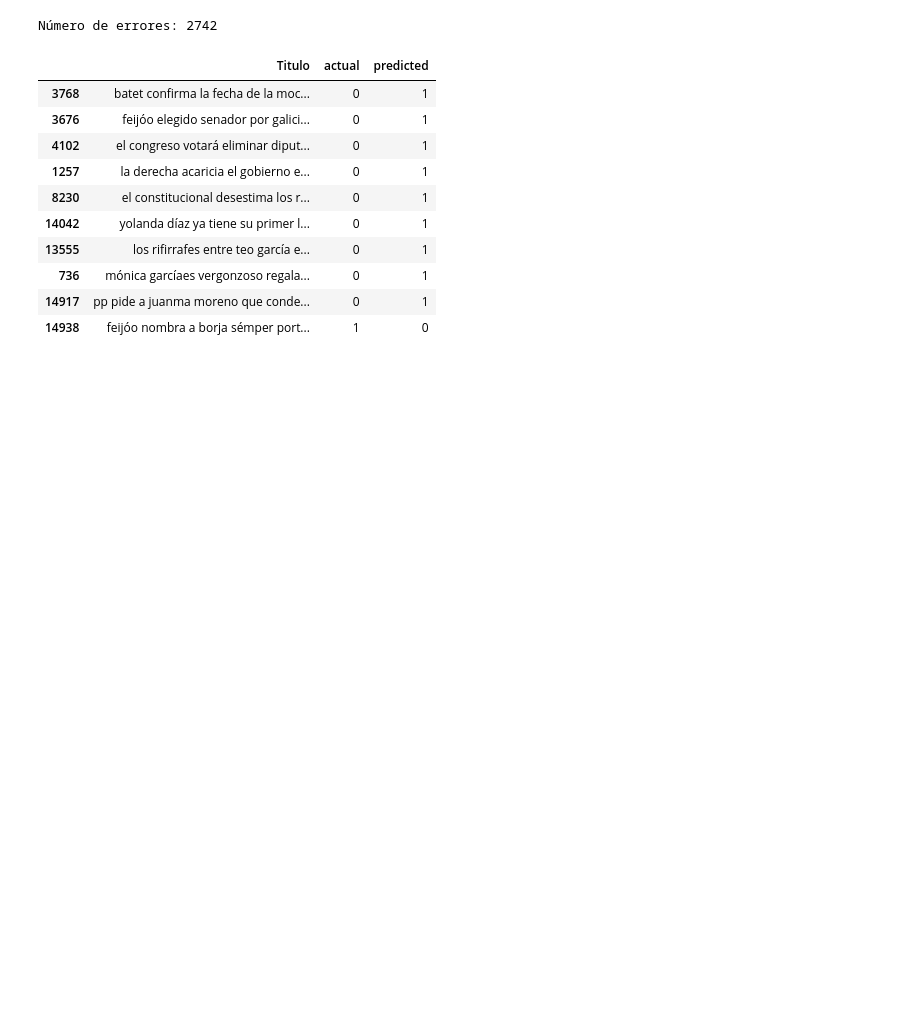
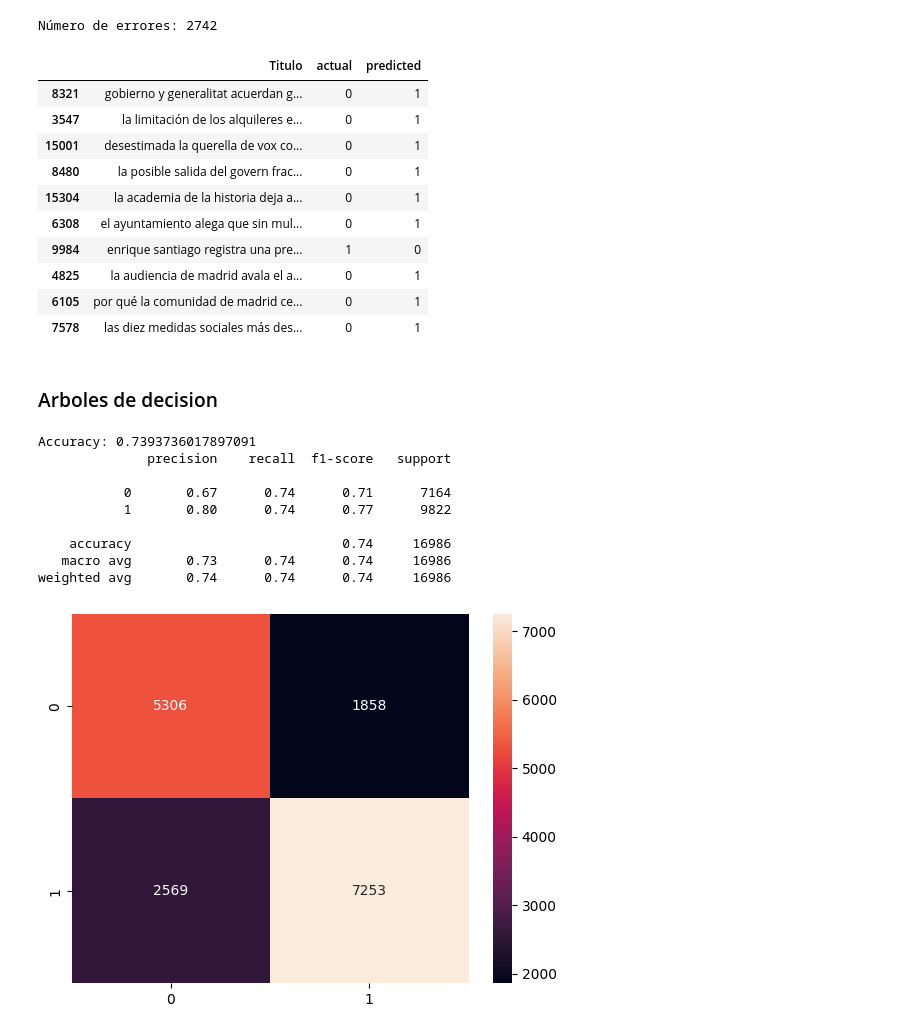
Before and after one commit to InteligenciaNegocios-G14/Proyecto1, a Jupyter notebook: Proyeto1.ipynb, the cells around one changed output. Cells and saved outputs as stored; diff of their text form; code cells hidden in the pictures; blank space fills up the shorter version.

Commit message:
Arboles de decision

```diff
--- a/Proyeto1.ipynb
+++ b/Proyeto1.ipynb
@@ -336,18 +322,18 @@ from sklearn.metrics import classification_report
 
 print(classification_report(Y_test, Y_pred))
 
-from sklearn.model_selection import GridSearchCV
+#from sklearn.model_selection import GridSearchCV
 
-param_grid = {'C': [0.1, 1, 10, 100, 1000], 'gamma': [1, 0.1, 0.01, 0.001, 0.0001], 'kernel': ['rbf']}
-grid = GridSearchCV(SVC(), param_grid, refit=True, verbose=3)
-grid.fit(X_tfidf, Y_train)
+#param_grid = {'C': [0.1, 1, 10, 100, 1000], 'gamma': [1, 0.1, 0.01, 0.001, 0.0001], 'kernel': ['rbf']}
+#grid = GridSearchCV(SVC(), param_grid, refit=True, verbose=3)
+#grid.fit(X_tfidf, Y_train)
 
-grid.best_params_
+#grid.best_params_
 
-grid.best_estimator_
+#grid.best_estimator_
 
-grid_predictions = grid.predict(X_tfidf_test)
-accuracy_score(Y_test, grid_predictions)
+#grid_predictions = grid.predict(X_tfidf_test)
+#accuracy_score(Y_test, grid_predictions)
 # %% [output]
               precision    recall  f1-score   support
 
@@ -493,13 +469,15 @@ Número de errores: 2742
 error_df.loc[error_df['actual'] != error_df['predicted']].sample(10)
 # %% [output]
 |  | Titulo | actual | predicted |
-| 3768 | batet confirma la fecha de la moc... | 0 | 1 |
-| 3676 | feijóo elegido senador por galici... | 0 | 1 |
-| 4102 | el congreso votará eliminar diput... | 0 | 1 |
-| 1257 | la derecha acaricia el gobierno e... | 0 | 1 |
-| 8230 | el constitucional desestima los r... | 0 | 1 |
-| 14042 | yolanda díaz ya tiene su primer l... | 0 | 1 |
-| 13555 | los rifirrafes entre teo garcía e... | 0 | 1 |
-| 736 | mónica garcíaes vergonzoso regala... | 0 | 1 |
-| 14917 | pp pide a juanma moreno que conde... | 0 | 1 |
-| 14938 | feijóo nombra a borja sémper port... | 1 | 0 |
+| 8321 | gobierno y generalitat acuerdan g... | 0 | 1 |
+| 3547 | la limitación de los alquileres e... | 0 | 1 |
+| 15001 | desestimada la querella de vox co... | 0 | 1 |
+| 8480 | la posible salida del govern frac... | 0 | 1 |
+| 15304 | la academia de la historia deja a... | 0 | 1 |
+| 6308 | el ayuntamiento alega que sin mul... | 0 | 1 |
+| 9984 | enrique santiago registra una pre... | 1 | 0 |
+| 4825 | la audiencia de madrid avala el a... | 0 | 1 |
+| 6105 | por qué la comunidad de madrid ce... | 0 | 1 |
+| 7578 | las diez medidas sociales más des... | 0 | 1 |
+# %% [markdown]
+### Arboles de decision
@@ -505,0 +489,31 @@ error_df.loc[error_df['actual'] != error_df['predicted']].sample(10)
+# %%
+# Crear y entrenar el modelo de árbol de decisión
+arbol = DecisionTreeClassifier(random_state=1)
+arbol.fit(X_tfidf, Y_train)
+
+# Transformar los datos de prueba
+X_tfidf_test = tfidf.transform(X_test)
+
+# Hacer predicciones
+Y_pred = arbol.predict(X_tfidf_test)
+
+# Evaluar el modelo
+print("Accuracy:", accuracy_score(Y_test, Y_pred))
+
+# Matriz de confusión
+cm = confusion_matrix(Y_test, Y_pred)
+sns.heatmap(cm, annot=True, fmt='d')
+
+# Reporte de clasificación
+print(classification_report(Y_test, Y_pred))
+# %% [output]
+Accuracy: 0.7393736017897091
+              precision    recall  f1-score   support
+
+           0       0.67      0.74      0.71      7164
+           1       0.80      0.74      0.77      9822
+
+    accuracy                           0.74     16986
+   macro avg       0.73      0.74      0.74     16986
+weighted avg       0.74      0.74      0.74     16986
+[figure, added]
```
Also changed, not shown: parts of 13 cells of this notebook.
